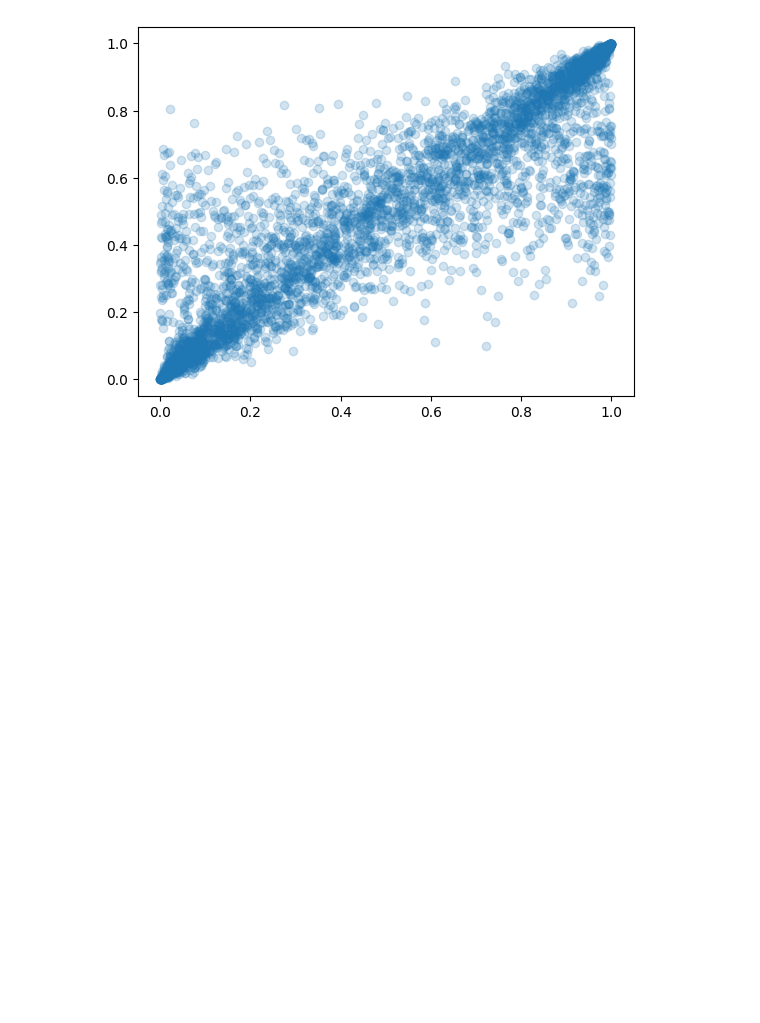
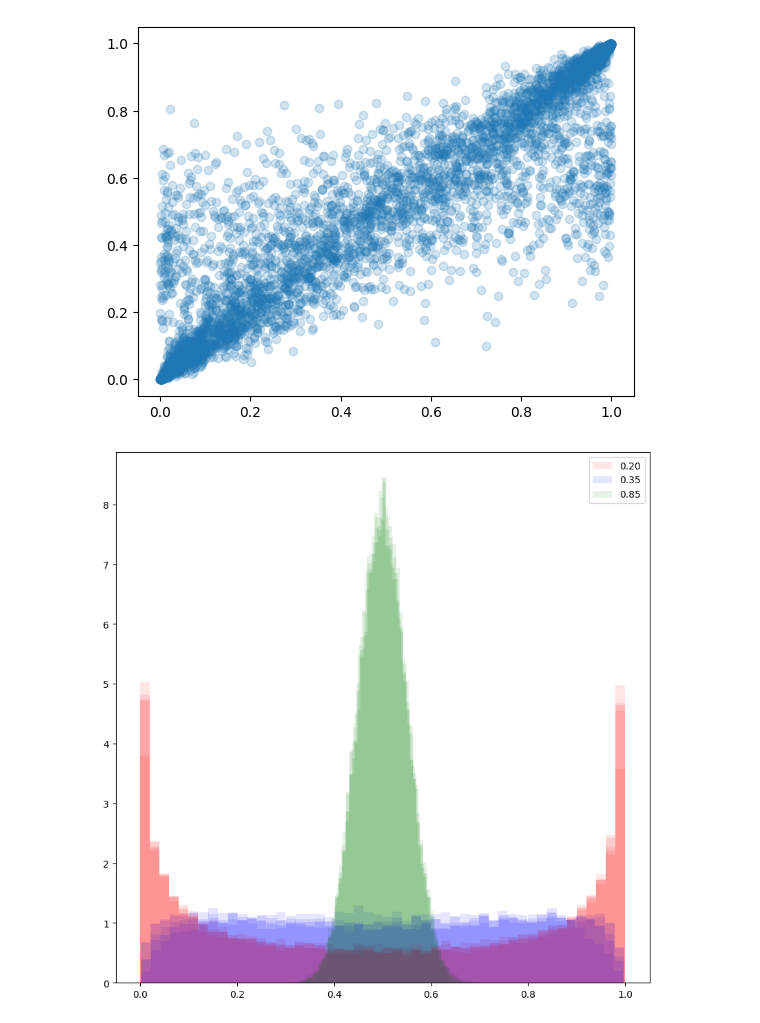
Before and after one commit to ChristopheMuller/logistic_with_NAs, a Jupyter notebook: 2_investigate_data.ipynb, the cells around one changed output. Saved outputs shown, nothing was run; the diff lists cells and outputs as text; code cells hidden in the pictures; blank space fills up the shorter version.

```diff
--- a/2_investigate_data.ipynb
+++ b/2_investigate_data.ipynb
@@ -23,6 +23,40 @@ plt.scatter(y_probs_true[idx], y_probs_bayes[idx], alpha=0.2)
 plt.show()
 # %% [output]
 [figure]
+# %%
+#################
+## Distri of p ##
+#################
+
+plt.figure(figsize=(10, 10))
+
+for r in range(5):
+    set_up = f"LOG_n115000_d5_corr033_prcNA035_cent02_rep{r}"
+    true = load_data(set_up, data_type="test", exp="ExpB")
+    y_probs_true = true["y_probs"]
+
+    set_upB = f"LOG_n115000_d5_corr033_prcNA035_cent035_rep{r}"
+    expB = "ExpB"
+    trueB = load_data(set_upB, data_type="test", exp=expB)
+    y_probs_trueB = trueB["y_probs"]
+
+    set_upC = f"LOG_n115000_d5_corr033_prcNA035_cent085_rep{r}"
+    expC = "ExpB"
+    trueC = load_data(set_upC, data_type="test", exp=expC)
+    y_probs_trueC = trueC["y_probs"]
+
+    if r == 0:
+        plt.hist(y_probs_true, bins=50, alpha=0.1, label="0.20", density=True, color="red")
+        plt.hist(y_probs_trueB, bins=50, alpha=0.1, label="0.35", density=True, color="blue")
+        plt.hist(y_probs_trueC, bins=50, alpha=0.1, label="0.85", density=True, color="green")
+    else:
+        plt.hist(y_probs_true, bins=50, alpha=0.1, density=True, color="red")
+        plt.hist(y_probs_trueB, bins=50, alpha=0.1, density=True, color="blue")
+        plt.hist(y_probs_trueC, bins=50, alpha=0.1, density=True, color="green")
+plt.legend()
+plt.show()
+# %% [output]
+[figure, added]
 # %%
 #################
 ## Distri of p ##
```
Also changed, not shown: parts of 1 cell of this notebook, 7 other files.
